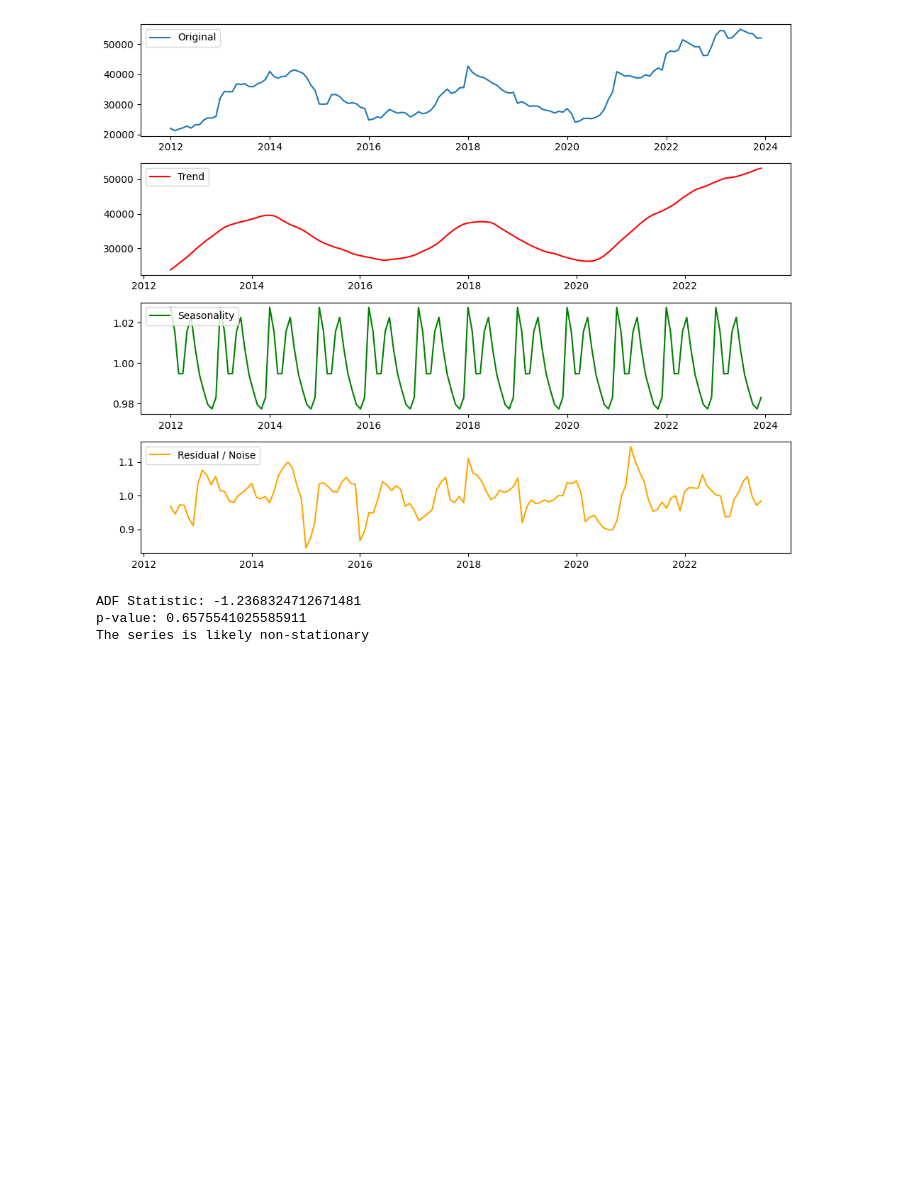
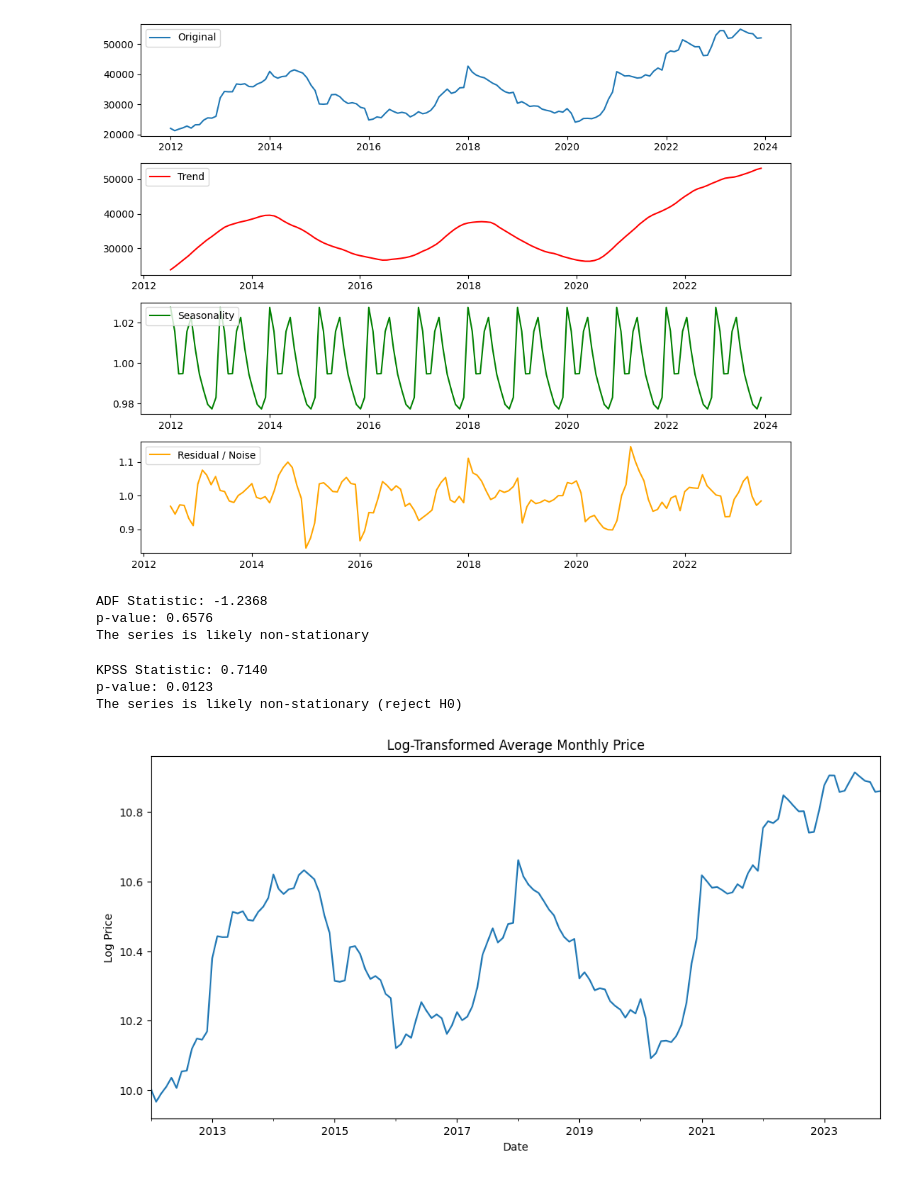
Before and after one commit to dlhegend/-TS_Academy_Capstone_Project, a Jupyter notebook: notebooks/douglas_tsa_cp.ipynb, the cells around one changed output. Cells and saved outputs as stored; diff of their text form; code cells hidden in the pictures; blank space fills up the shorter version.

```diff
--- a/notebooks/douglas_tsa_cp.ipynb
+++ b/notebooks/douglas_tsa_cp.ipynb
@@ -147,15 +147,46 @@ plt.show()
 # %%
 from statsmodels.tsa.stattools import adfuller
 
-result = adfuller(df_monthly_avg['Price'])
+adf_result = adfuller(df_monthly_avg['Price'])
 
-print('ADF Statistic:', result[0])
-print('p-value:', result[1])
-if result[1] < 0.05:
+print(f'ADF Statistic: {adf_result[0]:.4f}')
+print(f'p-value: {adf_result[1]:.4f}')
+if adf_result[1] < 0.05:
     print("The series is likely stationary")
 else:
     print("The series is likely non-stationary")
 # %% [output]
-ADF Statistic: -1.2368324712671481
-p-value: 0.6575541025585911
+ADF Statistic: -1.2368
+p-value: 0.6576
 The series is likely non-stationary
+# %%
+from statsmodels.tsa.stattools import kpss
+
+kpss_result = kpss(df_monthly_avg['Price'], regression='c', nlags='auto')
+
+print(f'KPSS Statistic: {kpss_result[0]:.4f}')
+print(f'p-value: {kpss_result[1]:.4f}')
+
+# KPSS test null hypothesis: The series is stationary around a deterministic trend
+# If p-value < 0.05, reject the null hypothesis (series is non-stationary)
+# If p-value >= 0.05, fail to reject the null hypothesis (series is stationary)
+if kpss_result[1] < 0.05:
+    print("The series is likely non-stationary (reject H0)")
+else:
+    print("The series is likely stationary (fail to reject H0)")
+# %% [output]
+KPSS Statistic: 0.7140
+p-value: 0.0123
+The series is likely non-stationary (reject H0)
+# %%
+import numpy as np
+
+df_monthly_avg['log_price'] = np.log(df_monthly_avg['Price'])
+
+plt.figure(figsize=(12,6))
+df_monthly_avg['log_price'].plot(title='Log-Transformed Average Monthly Price')
+plt.xlabel('Date')
+plt.ylabel('Log Price')
+plt.show()
+# %% [output]
+[figure, added]
```
Also changed, not shown: parts of 17 cells of this notebook.
